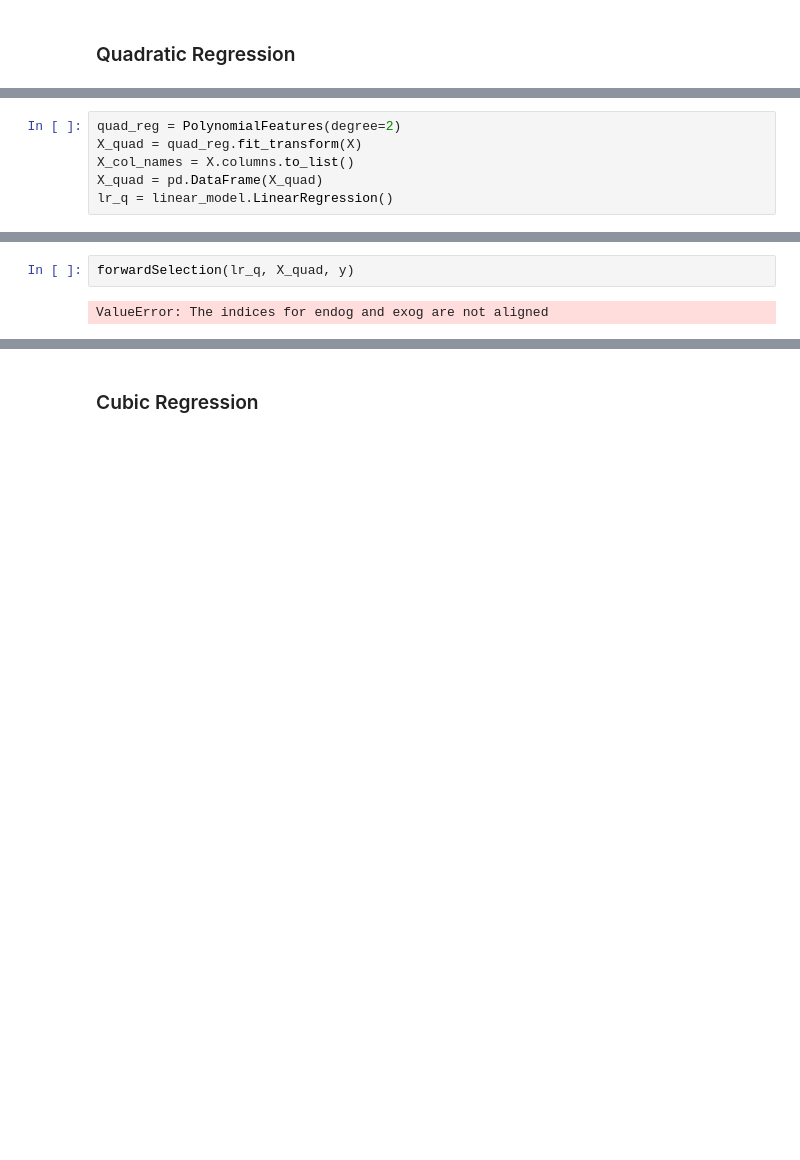
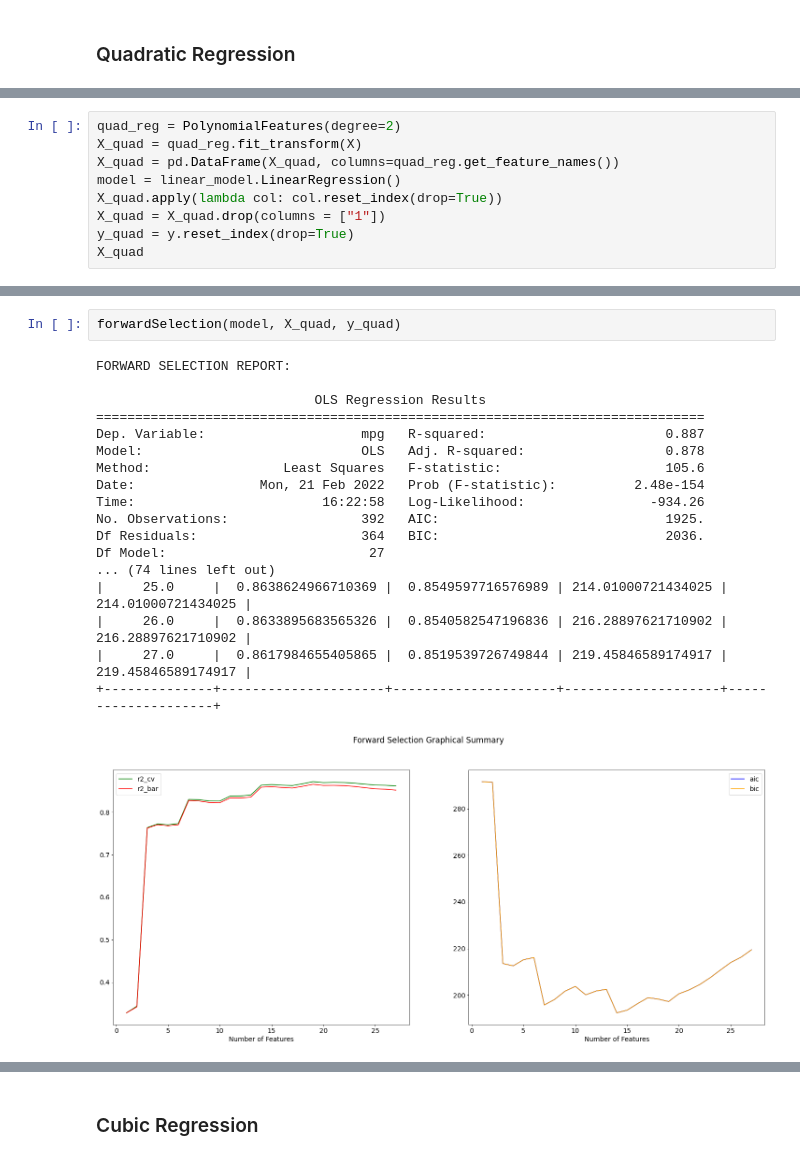
Before and after one commit to sking115422/DS2_P1, a Jupyter notebook: python/auto_mpg.ipynb, the cells around one changed output, grey strips where cells are left out. Saved outputs shown, nothing was run; the diff lists cells and outputs as text; blank space fills up the shorter version.

Commit message:
Quad + Cubic Regr

```diff
--- a/python/auto_mpg.ipynb
+++ b/python/auto_mpg.ipynb
@@ -313,6 +311,9 @@ Df Model:                           6
 # %%
 quad_reg = PolynomialFeatures(degree=2)
 X_quad = quad_reg.fit_transform(X)
-X_col_names = X.columns.to_list()
-X_quad = pd.DataFrame(X_quad)
-lr_q = linear_model.LinearRegression()
+X_quad = pd.DataFrame(X_quad, columns=quad_reg.get_feature_names())
+model = linear_model.LinearRegression()
+X_quad.apply(lambda col: col.reset_index(drop=True))
+X_quad = X_quad.drop(columns = ["1"])
+y_quad = y.reset_index(drop=True)
+X_quad
@@ -319,5 +334,22 @@ lr_q = linear_model.LinearRegression()
 # %%
-forwardSelection(lr_q, X_quad, y)
+forwardSelection(model, X_quad, y_quad)
 # %% [output]
-ValueError: The indices for endog and exog are not aligned
+FORWARD SELECTION REPORT:
+
+                            OLS Regression Results
+==============================================================================
+Dep. Variable:                    mpg   R-squared:                       0.887
+Model:                            OLS   Adj. R-squared:                  0.878
+Method:                 Least Squares   F-statistic:                     105.6
+Date:                Mon, 21 Feb 2022   Prob (F-statistic):          2.48e-154
+Time:                        16:22:58   Log-Likelihood:                -934.26
+No. Observations:                 392   AIC:                             1925.
+Df Residuals:                     364   BIC:                             2036.
+Df Model:                          27
+... (74 lines left out)
+|     25.0     |  0.8638624966710369 |  0.8549597716576989 | 214.01000721434025 | 214.01000721434025 |
+|     26.0     |  0.8633895683565326 |  0.8540582547196836 | 216.28897621710902 | 216.28897621710902 |
+|     27.0     |  0.8617984655405865 |  0.8519539726749844 | 219.45846589174917 | 219.45846589174917 |
++--------------+---------------------+---------------------+--------------------+--------------------+
+[figure, added]
 # %%
```
Also changed, not shown: parts of 14 cells of this notebook, 1 other file.
